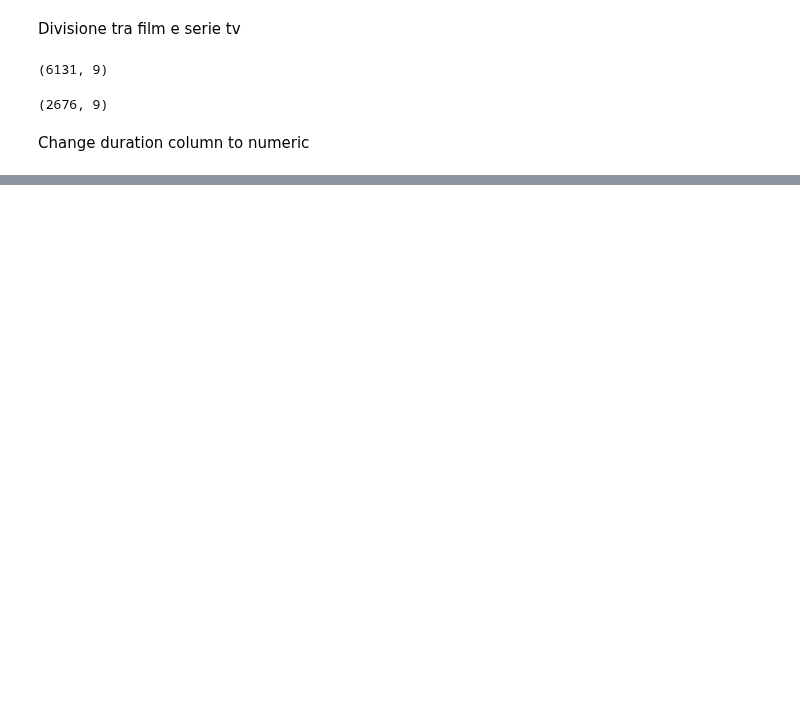
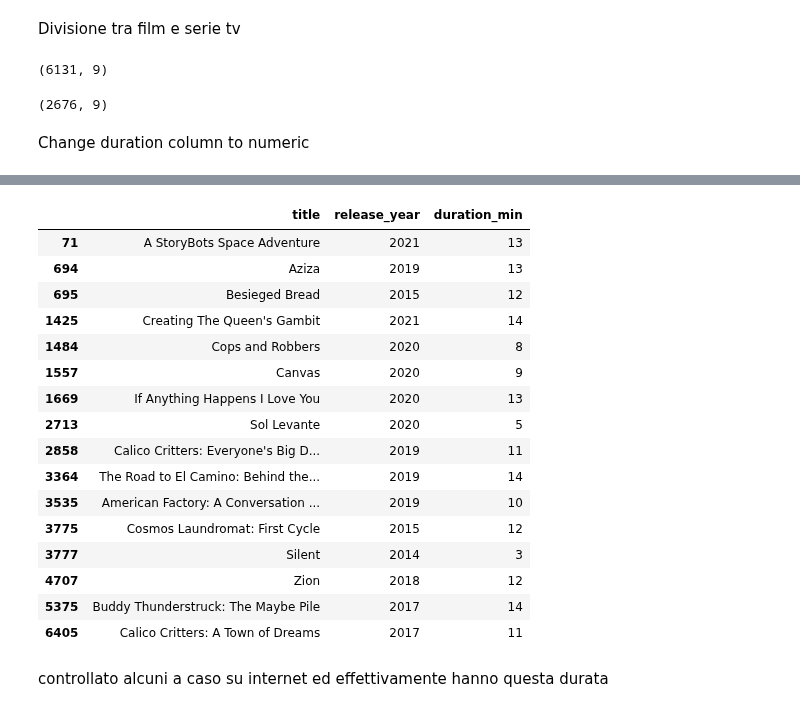
Before and after one commit to Blowdire/DataVisualizationProject, a Jupyter notebook: Progetto/progetto-netflix.ipynb, the cells around one changed output, grey strips where cells are left out. Cells and saved outputs as stored; diff of their text form; code cells hidden in the pictures; blank space fills up the shorter version.

```diff
--- a/Progetto/progetto-netflix.ipynb
+++ b/Progetto/progetto-netflix.ipynb
@@ -344,0 +408,22 @@ netflix_f.head()
+# %%
+netflix_f[netflix_f['duration_min'] < 15][['title', 'release_year', 'duration_min']]
+# %% [output]
+|  | title | release_year | duration_min |
+| 71 | A StoryBots Space Adventure | 2021 | 13 |
+| 694 | Aziza | 2019 | 13 |
+| 695 | Besieged Bread | 2015 | 12 |
+| 1425 | Creating The Queen's Gambit | 2021 | 14 |
+| 1484 | Cops and Robbers | 2020 | 8 |
+| 1557 | Canvas | 2020 | 9 |
+| 1669 | If Anything Happens I Love You | 2020 | 13 |
+| 2713 | Sol Levante | 2020 | 5 |
+| 2858 | Calico Critters: Everyone's Big D... | 2019 | 11 |
+| 3364 | The Road to El Camino: Behind the... | 2019 | 14 |
+| 3535 | American Factory: A Conversation ... | 2019 | 10 |
+| 3775 | Cosmos Laundromat: First Cycle | 2015 | 12 |
+| 3777 | Silent | 2014 | 3 |
+| 4707 | Zion | 2018 | 12 |
+| 5375 | Buddy Thunderstruck: The Maybe Pile | 2017 | 14 |
+| 6405 | Calico Critters: A Town of Dreams | 2017 | 11 |
+# %% [markdown]
+controllato alcuni a caso su internet ed effettivamente hanno questa durata
```
Also changed, not shown: parts of 9 cells of this notebook.
